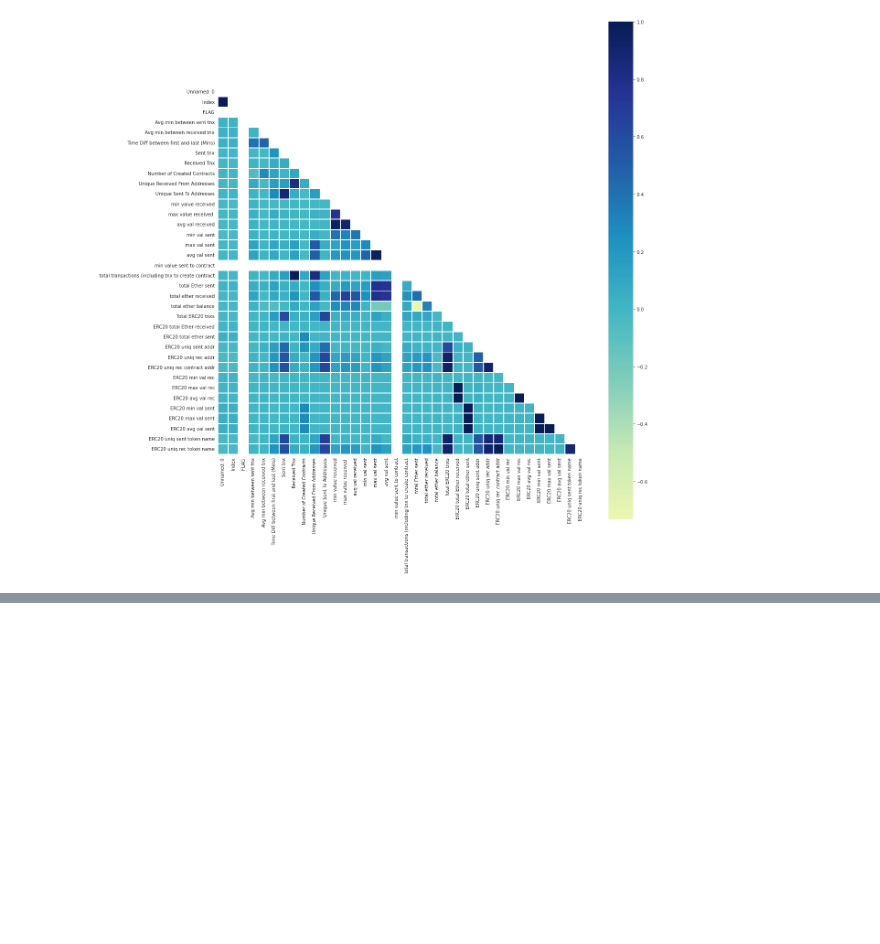
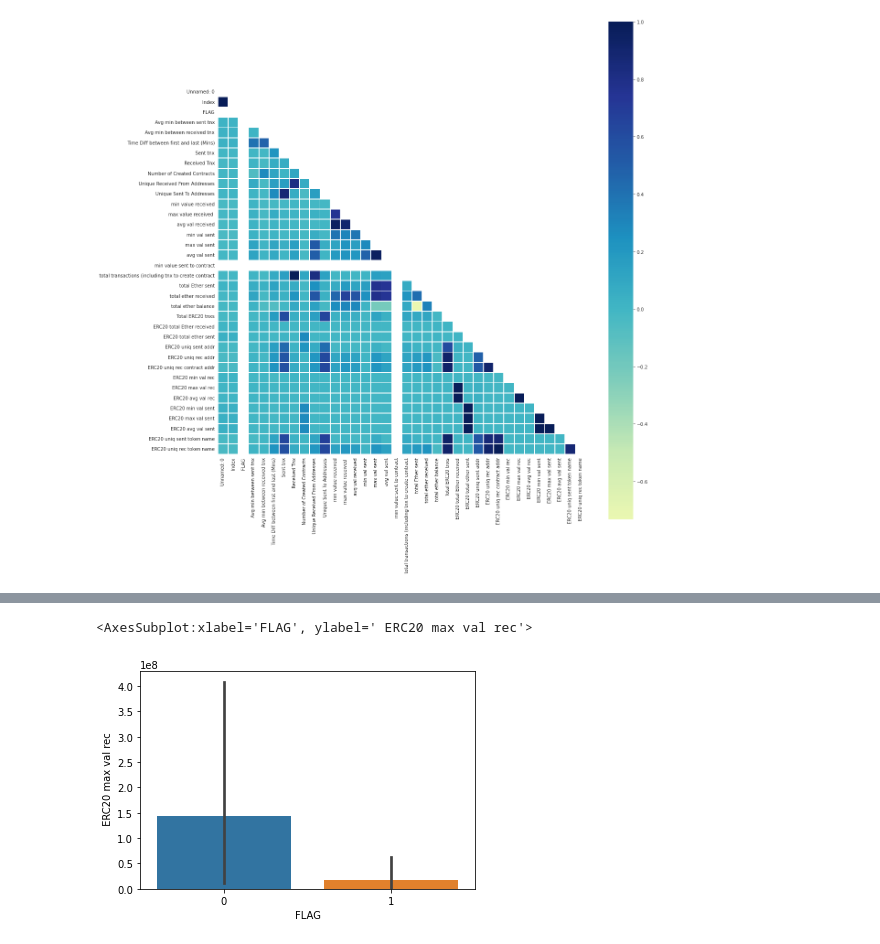
Before and after one commit to federicosanchez18/Proyecto-Fraude-Coder, a Jupyter notebook: Notebook Proyecto Fraude Coder.ipynb, the cells around one changed output, grey strips where cells are left out. Drawn from its saved outputs; the diff is of its cells as text; code cells hidden in the pictures; blank space fills up the shorter version.

```diff
--- a/Notebook Proyecto Fraude Coder.ipynb
+++ b/Notebook Proyecto Fraude Coder.ipynb
@@ -236,0 +355,6 @@ with sns.axes_style('white'):
+# %%
+# Flag vs ERC20 max val rec
+sns.barplot(x='FLAG' , y = " ERC20 max val rec", data=df)
+# %% [output]
+<AxesSubplot:xlabel='FLAG', ylabel=' ERC20 max val rec'>
+[figure, added]
```
Also changed, not shown: parts of 15 cells of this notebook.
